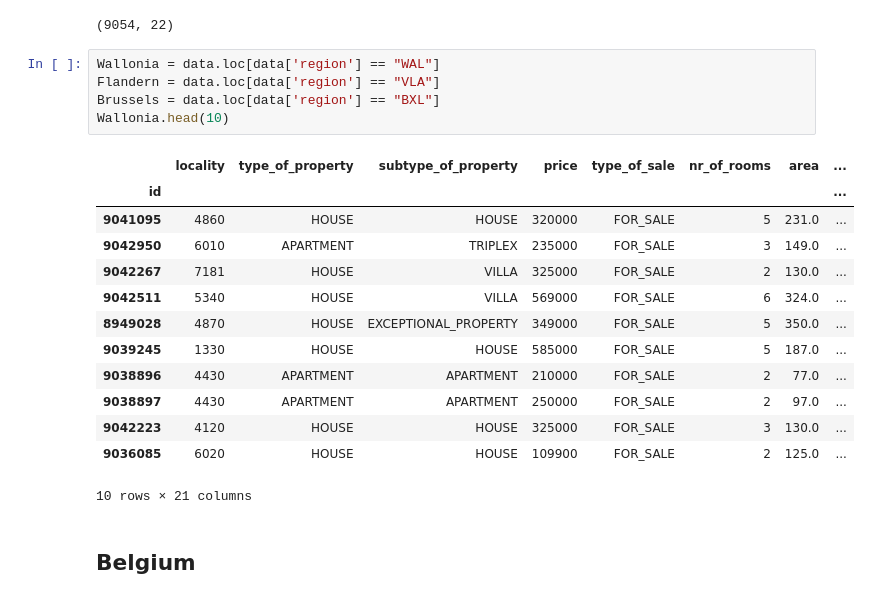
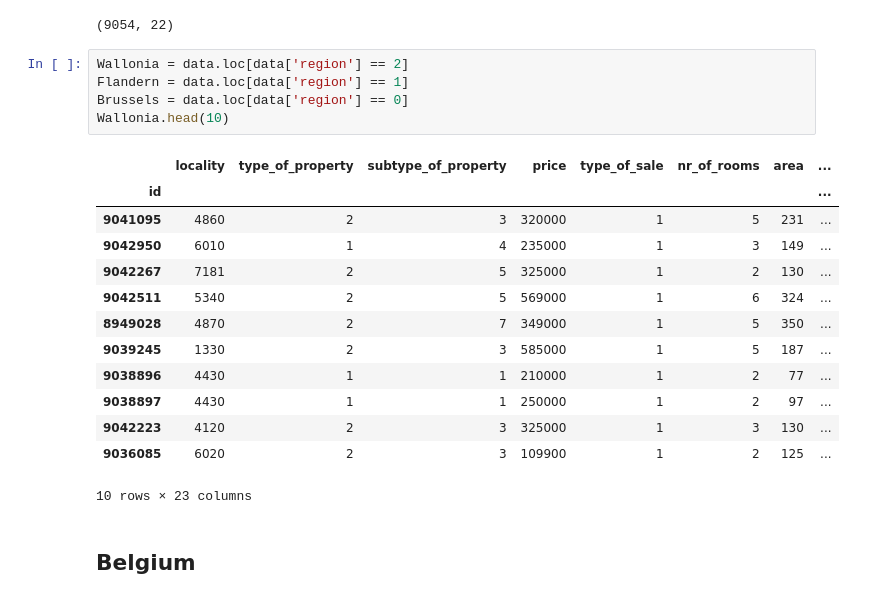
Before and after one commit to jcoumont/challenge-data-analysis, a Jupyter notebook: correlation_gui.ipynb, the cells around one changed output. Drawn from its saved outputs; the diff is of its cells as text.

```diff
--- a/correlation_gui.ipynb
+++ b/correlation_gui.ipynb
@@ -26,24 +26,24 @@ data.shape
 # %% [output]
 (9054, 22)
 # %%
-Wallonia = data.loc[data['region'] == "WAL"]
-Flandern = data.loc[data['region'] == "VLA"]
-Brussels = data.loc[data['region'] == "BXL"]
+Wallonia = data.loc[data['region'] == 2]
+Flandern = data.loc[data['region'] == 1]
+Brussels = data.loc[data['region'] == 0]
 Wallonia.head(10)
 # %% [output]
 |  | locality | type_of_property | subtype_of_property | price | type_of_sale | nr_of_rooms | area | ... |
 | id |  |  |  |  |  |  |  | ... |
-| 9041095 | 4860 | HOUSE | HOUSE | 320000 | FOR_SALE | 5 | 231.0 | ... |
-| 9042950 | 6010 | APARTMENT | TRIPLEX | 235000 | FOR_SALE | 3 | 149.0 | ... |
-| 9042267 | 7181 | HOUSE | VILLA | 325000 | FOR_SALE | 2 | 130.0 | ... |
-| 9042511 | 5340 | HOUSE | VILLA | 569000 | FOR_SALE | 6 | 324.0 | ... |
-| 8949028 | 4870 | HOUSE | EXCEPTIONAL_PROPERTY | 349000 | FOR_SALE | 5 | 350.0 | ... |
-| 9039245 | 1330 | HOUSE | HOUSE | 585000 | FOR_SALE | 5 | 187.0 | ... |
-| 9038896 | 4430 | APARTMENT | APARTMENT | 210000 | FOR_SALE | 2 | 77.0 | ... |
-| 9038897 | 4430 | APARTMENT | APARTMENT | 250000 | FOR_SALE | 2 | 97.0 | ... |
-| 9042223 | 4120 | HOUSE | HOUSE | 325000 | FOR_SALE | 3 | 130.0 | ... |
-| 9036085 | 6020 | HOUSE | HOUSE | 109900 | FOR_SALE | 2 | 125.0 | ... |
+| 9041095 | 4860 | 2 | 3 | 320000 | 1 | 5 | 231 | ... |
+| 9042950 | 6010 | 1 | 4 | 235000 | 1 | 3 | 149 | ... |
+| 9042267 | 7181 | 2 | 5 | 325000 | 1 | 2 | 130 | ... |
+| 9042511 | 5340 | 2 | 5 | 569000 | 1 | 6 | 324 | ... |
+| 8949028 | 4870 | 2 | 7 | 349000 | 1 | 5 | 350 | ... |
+| 9039245 | 1330 | 2 | 3 | 585000 | 1 | 5 | 187 | ... |
+| 9038896 | 4430 | 1 | 1 | 210000 | 1 | 2 | 77 | ... |
+| 9038897 | 4430 | 1 | 1 | 250000 | 1 | 2 | 97 | ... |
+| 9042223 | 4120 | 2 | 3 | 325000 | 1 | 3 | 130 | ... |
+| 9036085 | 6020 | 2 | 3 | 109900 | 1 | 2 | 125 | ... |
-10 rows × 21 columns
+10 rows × 23 columns
 # %% [markdown]
 ## Belgium
 # %%
```
Also changed, not shown: parts of 51 cells of this notebook.
